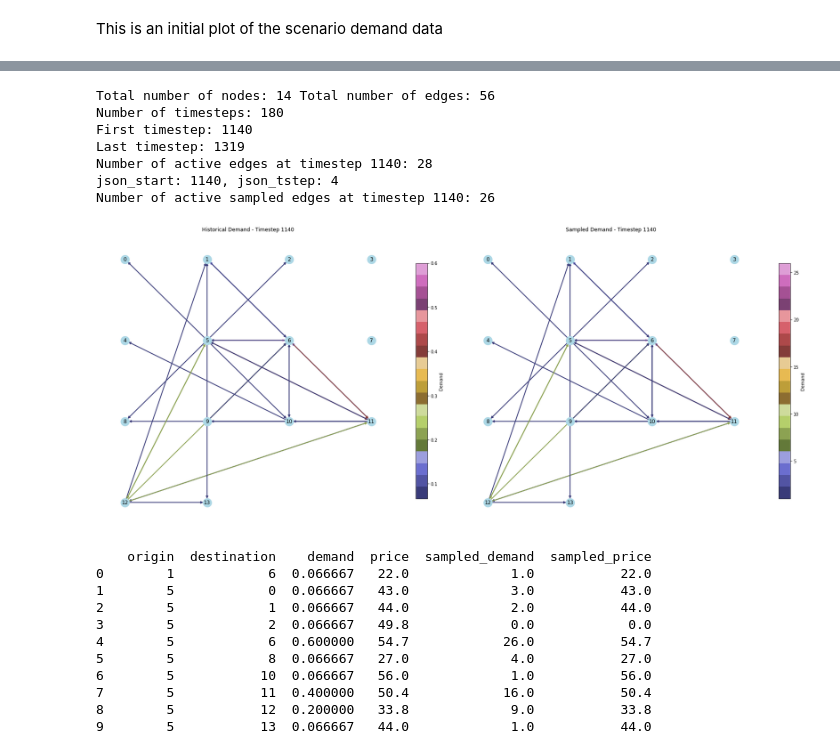
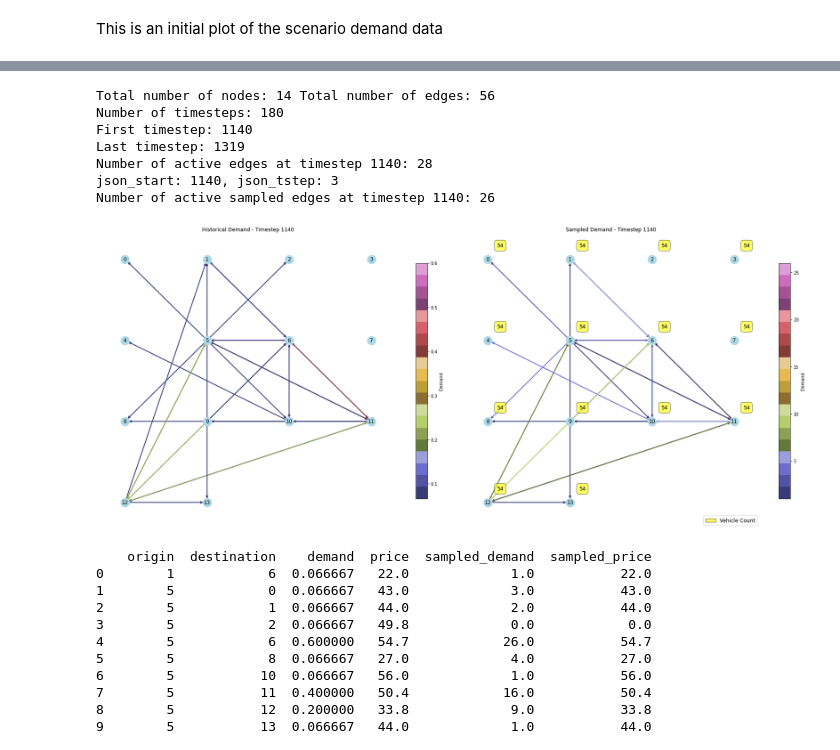
Before and after one commit to sastry-group/Dynamic-Routing-with-Competition, a Jupyter notebook: tutorial.ipynb, the cells around one changed output, grey strips where cells are left out. Saved outputs shown, nothing was run; the diff lists cells and outputs as text; code cells hidden in the pictures.

Commit message:
Adding the vehicle count to the plots

```diff
--- a/tutorial.ipynb
+++ b/tutorial.ipynb
@@ -651,6 +539,7 @@ import pandas as pd
 from collections import defaultdict
 import matplotlib.cm as cm
 import matplotlib.colors as mcolors
+import matplotlib.patches as mpatches
 
 
 # historical
@@ -701,9 +590,9 @@ cmap = cm.tab20b # viridis, plasma, inferno, etc.
 edge_colors = [cmap(norm(d)) for d in demands]
 
 
-# ---- ploting the sampled demadn
+# ---- getting the sampled demadn
 json_hr = 19
-json_tstep = 4
+json_tstep = 3
 
 json_start = json_hr * 60  # base time in minutes
 print(f"json_start: {json_start}, json_tstep: {json_tstep}")
@@ -711,7 +600,9 @@ print(f"json_start: {json_start}, json_tstep: {json_tstep}")
 with open(f"{current_folder}/saved_files/sample_demand_20250721-144518.json", "r") as f:
     sampled_data = json.load(f)
 df_sampled = pd.DataFrame(sampled_data, columns=["origin", "destination", "time_stamp", "sampled_demand", "sampled_price"])
+
 df_sampled["time_stamp"] = df_sampled["time_stamp"] * json_tstep + json_start
+df_sampled["time_stamp"] = df_sampled["time_stamp"].astype(int)
 df_sampled = df_sampled[df_sampled["sampled_demand"] != 0]
 df_t_sampled = df_sampled[df_sampled["time_stamp"] == timestep]
 # print(df_sampled)
@@ -728,7 +619,22 @@ edges_sampled = list(edge_demand_sampled.keys())
 demands_sampled = list(edge_demand_sampled.values())
 norm_sampled = mcolors.Normalize(vmin=min(demands_sampled ), vmax=max(demands_sampled ))
 cmap = cm.tab20b
-edge_colors_sampled = [cmap(norm(d)) for d in demands_sampled]
+edge_colors_sampled = [cmap(norm_sampled(d)) for d in demands_sampled]
+
+
+# --- getting the vehicle distribution
+with open(f"{current_folder}/saved_files/full_vehicle_distribution_20250721-162011.json", "r") as f:
+    vehicle_distribution= json.load(f)
+vehicle_distribution = {int(t): {int(k): v for k, v in v.items()} for t, v in vehicle_distribution.items()}
+
+# Function to find the corresponding vehicle snapshot timestep
+def get_vehicle_timestep(minute, json_start, json_tstep):
+    return (minute - json_start) // json_tstep
+
+vehicle_time_idx = get_vehicle_timestep(timestep, json_start=json_start, json_tstep=json_tstep)
+vehicle_counts = vehicle_distribution.get(vehicle_time_idx, {})
+
+
 
 # ----- plotting both
 
@@ -761,43 +667,64 @@ axs[0].axis("off")
 
 nx.draw_networkx_nodes(G_sampled, pos, node_size=400, node_color="lightblue", ax=axs[1])
 nx.draw_networkx_labels(G_sampled, pos, ax=axs[1])
-nx.draw_networkx_edges(G_sampled, pos, edgelist=edges, edge_color=edge_colors, width=2, arrows=True, ax=axs[1])
+nx.draw_networkx_edges(G_sampled, pos, edgelist=edges_sampled, edge_color=edge_colors_sampled, width=2, arrows=True, ax=axs[1])
 sm_sampled = plt.cm.ScalarMappable(cmap=cmap, norm=norm_sampled)
 sm_sampled.set_array([])
 cbar = plt.colorbar(sm_sampled, ax=axs[1], shrink=0.8)
 cbar.set_label("Demand")
 axs[1].set_title(f"Sampled Demand - Timestep {timestep}")
 axs[1].axis("off")
+
+
+for node, count in vehicle_counts.items():
+    if count > 0:
+        axs[1].text(
+            pos[node][0] + 0.15,  # x-offset from node
+            pos[node][1] + 0.15,  # y-offset from node
+            f"{int(count)}",      # label text
+            fontsize=12,
+            bbox=dict(boxstyle="round,pad=0.5", fc="yellow", alpha=0.6),
+            ha='center'
+        )
+
+vehicle_patch = mpatches.Patch(
+    facecolor='yellow',
+    edgecolor='black',
+    alpha=0.6,
+    label='Vehicle Count'
+)
+
+axs[1].legend(handles=[vehicle_patch], loc='lower right', fontsize=12)
 
 plt.tight_layout()
 plt.show()
 
 
 
 # plt.figure(figsize=(14, 10), facecolor="white")
 # ax = plt.gca()
 
 # nx.draw_networkx_nodes(G_sampled, pos, node_size=400, node_color="lightblue")
 # nx.draw_networkx_labels(G_sampled, pos)
 # nx.draw_networkx_edges(G_sampled, pos, width=2, arrowsize=14,
 #                        edgelist=edges_sampled, edge_color=edge_colors_sampled, arrows=True, ax=ax)
 
 # sm = plt.cm.ScalarMappable(cmap=cmap, norm=norm)
 # sm.set_array([])
 # cbar = plt.colorbar(sm, ax=ax, shrink=0.8)
 # cbar.set_label('Demand')
 # plt.title(f"Sampled Demand Edges at Timestep {timestep}")
 # plt.axis("off")
 # plt.show()
 # %% [output]
 Total number of nodes: 14 Total number of edges: 56
 Number of timesteps: 180
 First timestep: 1140
 Last timestep: 1319
 Number of active edges at timestep 1140: 28
-json_start: 1140, json_tstep: 4
+json_start: 1140, json_tstep: 3
 Number of active sampled edges at timestep 1140: 26
-[figure, old version]
+[figure, new version]
 # %%
 df_summary = pd.merge(
     df_t[["origin", "destination", "demand", "price"]],
```
Also changed, not shown: parts of 10 cells of this notebook, 1 other file.
